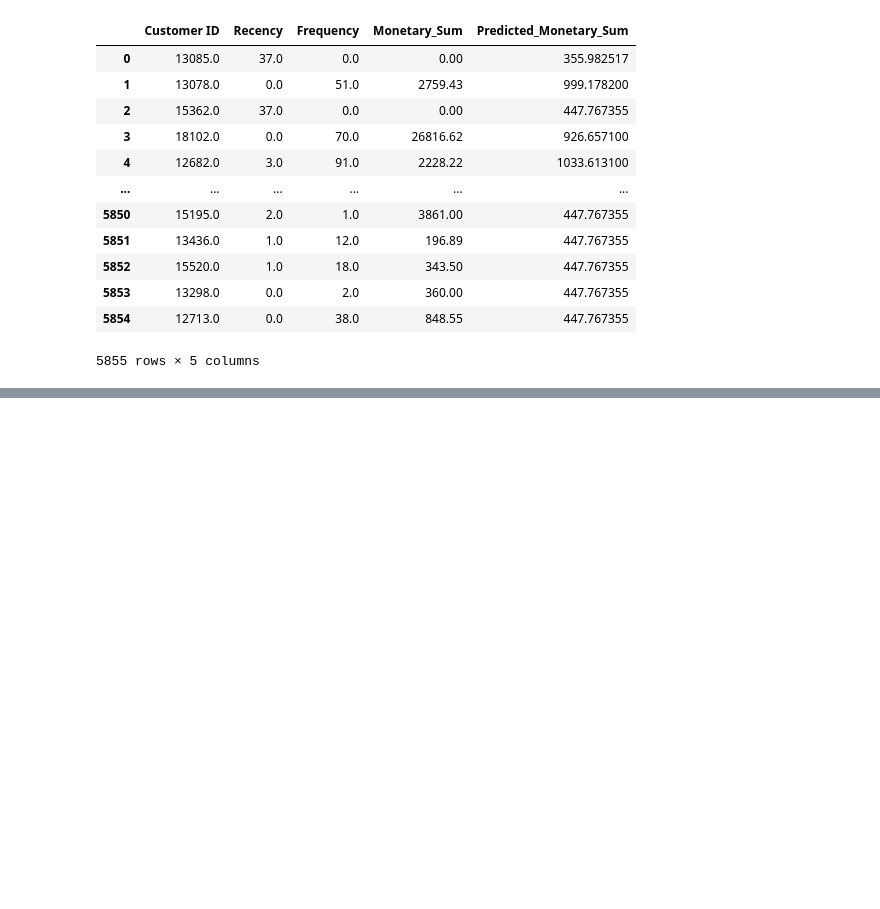
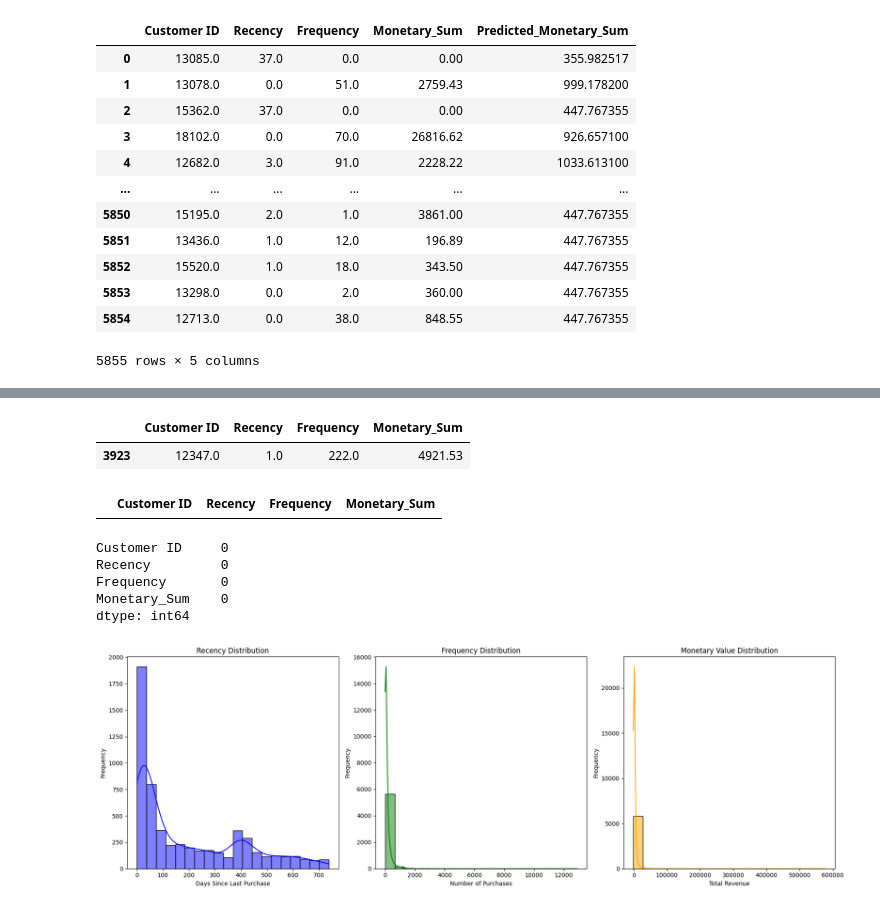
Before and after one commit to data-4381-capstone/CustomerLifetimeValuePrediction, a Jupyter notebook: Code/Capstone.ipynb, the cells around one changed output, grey strips where cells are left out. Cells and saved outputs as stored; diff of their text form; code cells hidden in the pictures; blank space fills up the shorter version.

```diff
--- a/Code/Capstone.ipynb
+++ b/Code/Capstone.ipynb
@@ -1983,0 +2036,2 @@ rfm_test
+# %%
+datad = datad[datad['Description'] != 'Next Day Carriage']
@@ -1983,0 +2040,2 @@ rfm_test
+# %%
+datad = datad[datad['StockCode'] != 'DOT']
@@ -1983,0 +2046,3 @@ rfm_test
+# %%
+# Reindex the data (reset the index)
+datad = datad.reset_index(drop=True)
@@ -1983,0 +2065,2 @@ rfm_test
+# %%
+rfm = calculate_rfm_features(datad,all_customers)
@@ -1983,0 +2091,49 @@ rfm_test
+# %%
+rfm[rfm["Customer ID"]==12347]
+# %% [output]
+|  | Customer ID | Recency | Frequency | Monetary_Sum |
+| 3923 | 12347.0 | 1.0 | 222.0 | 4921.53 |
+# %%
+rfm[rfm["Frequency"]<0]
+# %% [output]
+|  | Customer ID | Recency | Frequency | Monetary_Sum |
+# %%
+rfm.isna().sum()
+# %% [output]
+Customer ID     0
+Recency         0
+Frequency       0
+Monetary_Sum    0
+dtype: int64
+# %%
+import matplotlib.pyplot as plt
+import seaborn as sns
+
+# Set the plot size
+plt.figure(figsize=(18, 6))
+
+# Subplot for Recency
+plt.subplot(1, 3, 1)
+sns.histplot(rfm['Recency'], bins=20, kde=True, color='blue')
+plt.title('Recency Distribution')
+plt.xlabel('Days Since Last Purchase')
+plt.ylabel('Frequency')
+
+# Subplot for Frequency
+plt.subplot(1, 3, 2)
+sns.histplot(rfm['Frequency'], bins=20, kde=True, color='green')
+plt.title('Frequency Distribution')
+plt.xlabel('Number of Purchases')
+plt.ylabel('Frequency')
+
+# Subplot for Monetary Value
+plt.subplot(1, 3, 3)
+sns.histplot(rfm['Monetary_Sum'], bins=20, kde=True, color='orange')
+plt.title('Monetary Value Distribution')
+plt.xlabel('Total Revenue')
+plt.ylabel('Frequency')
+
+plt.tight_layout()
+plt.show()
+# %% [output]
+[figure, added]
```
Also changed, not shown: parts of 22 cells of this notebook.
